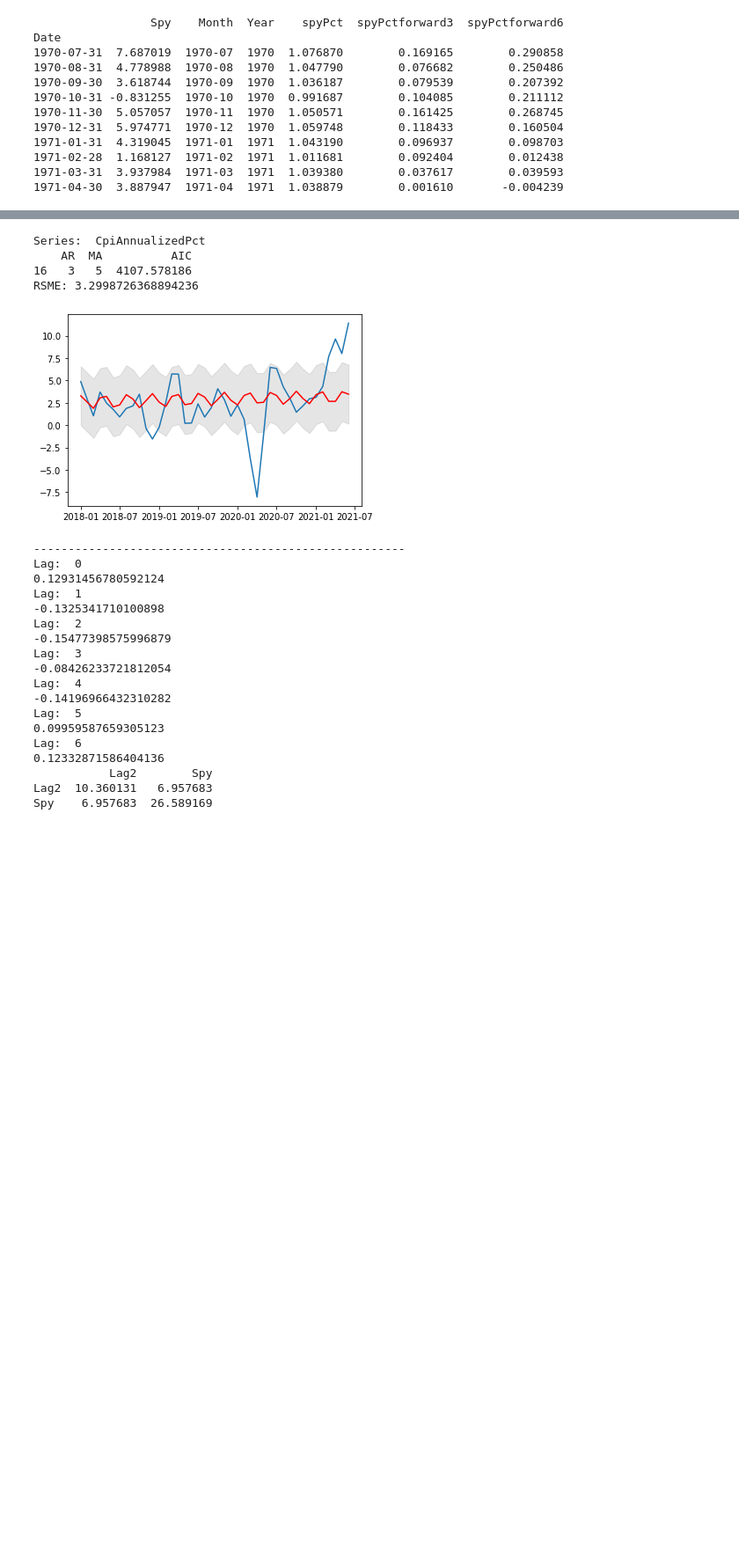
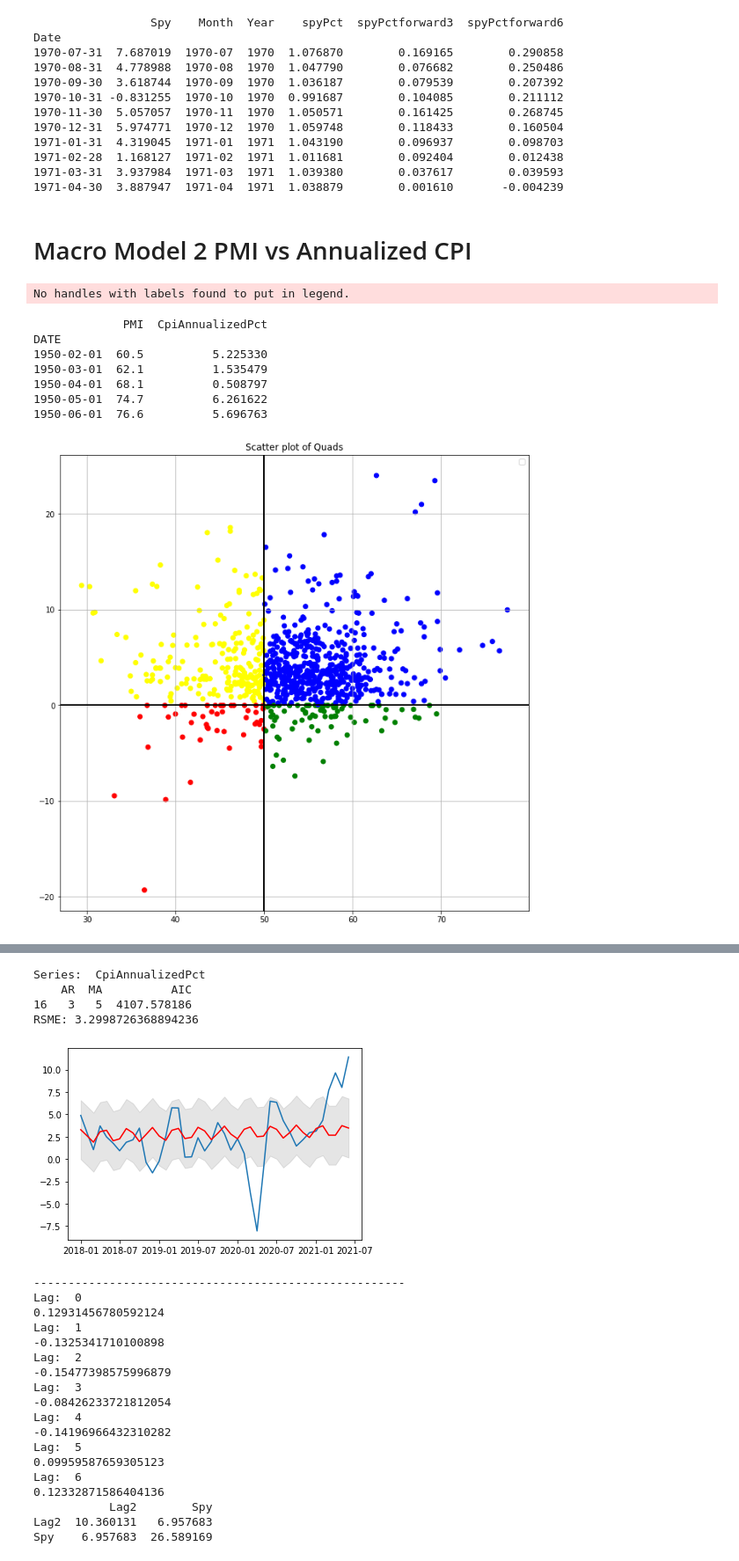
Before and after one commit to AlexNoonan-Syracuse/BigDataProject, a Jupyter notebook: ArimaModels_Alex.ipynb, the cells around one changed output, grey strips where cells are left out. Shown at 88% size. Drawn from its saved outputs; the diff is of its cells as text; code cells hidden in the pictures; blank space fills up the shorter version.

```diff
--- a/ArimaModels_Alex.ipynb
+++ b/ArimaModels_Alex.ipynb
@@ -427,3 +463,72 @@ Date
 1971-02-28  1.168127  1971-02  1971  1.011681        0.092404        0.012438
 1971-03-31  3.937984  1971-03  1971  1.039380        0.037617        0.039593
 1971-04-30  3.887947  1971-04  1971  1.038879        0.001610       -0.004239
+# %% [markdown]
+# Macro Model 2 PMI vs Annualized CPI
+# %%
+def assign_quads2(row):
+  if row['PMI'] > 50 and row['CpiAnnualizedPct'] <= 0:
+    return 'Q1'
+  elif row['PMI'] > 50 and row['CpiAnnualizedPct'] > 0:
+    return 'Q2'
+  elif row['PMI'] <= 50 and row['CpiAnnualizedPct'] > 0:
+    return 'Q3'
+  else:
+    return 'Q4'
+
+
+macrogrid2 = dfmain[['PMI','CpiAnnualizedPct']]
+macrogrid2.dropna(inplace=True)
+print(macrogrid2.head())
+macrogrid2['Quads'] = macrogrid2.apply(lambda row: assign_quads2(row), axis=1)
+
+macrogrid2['Month'] = macrogrid2.index.to_period("M")
+spyPlots2 = pd.merge(macrogrid2, spy, how='inner', on='Month')
+
+colors = {'Q1':'green', 'Q2':'blue', 'Q3':'yellow', 'Q4':'red'}
+
+fig, (ax) = plt.subplots(1, figsize=(11,11))
+ax.set_title('Scatter plot of Quads')
+ax.scatter(macrogrid2['PMI'], macrogrid2['CpiAnnualizedPct'],c=macrogrid2['Quads'].map(colors) )
+ax.grid()
+plt.axvline(x=50, linewidth=2, color='k')
+plt.axhline(y=0, linewidth=2, color='k')
+plt.legend()
+plt.show()
+
+spyPlots2Q1 = spyPlots2[spyPlots2['Quads']=='Q1']
+spyPlots2Q2 = spyPlots2[spyPlots2['Quads']=='Q2']
+spyPlots2Q3 = spyPlots2[spyPlots2['Quads']=='Q3']
+spyPlots2Q4 = spyPlots2[spyPlots2['Quads']=='Q4']
+fig, (axs) = plt.subplots(5, figsize=(30,30))
+axs[0].set_title('Spy In the Quads')
+axs[0].hist(spyPlots2['spyPctforward3'])
+axs[0].grid()
+#axs[0].legend()
+axs[1].set_title('Spy In the Quad 1')
+axs[1].hist(spyPlots2Q1['spyPctforward3'])
+axs[1].grid()
+#axs[1].legend()
+axs[2].set_title('Spy In the Quad 2')
+axs[2].hist(spyPlots2Q2['spyPctforward3'])
+axs[2].grid()
+#axs[2].legend()
+axs[3].set_title('Spy In the Quad 3')
+axs[3].hist(spyPlots2Q3['spyPctforward3'])
+axs[3].grid()
+#axs[3].legend()
+axs[4].set_title('Spy In the Quad 4')
+axs[4].hist(spyPlots2Q4['spyPctforward3'])
+axs[4].grid()
+#axs[4].legend()
+plt.show()
+# %% [output]
+No handles with labels found to put in legend.
+             PMI  CpiAnnualizedPct
+DATE
+1950-02-01  60.5          5.225330
+1950-03-01  62.1          1.535479
+1950-04-01  68.1          0.508797
+1950-05-01  74.7          6.261622
+1950-06-01  76.6          5.696763
+[figure, added]
```
Also changed, not shown: parts of 7 cells of this notebook.
